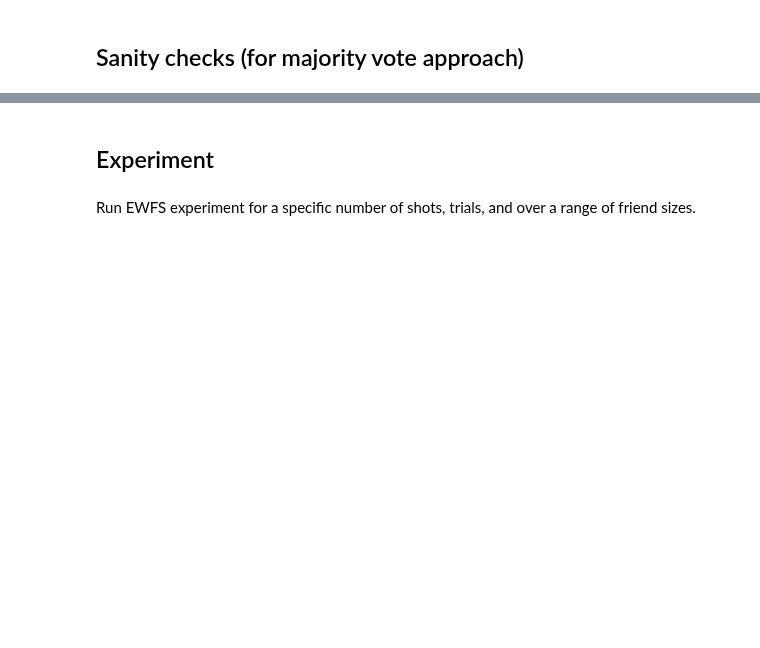
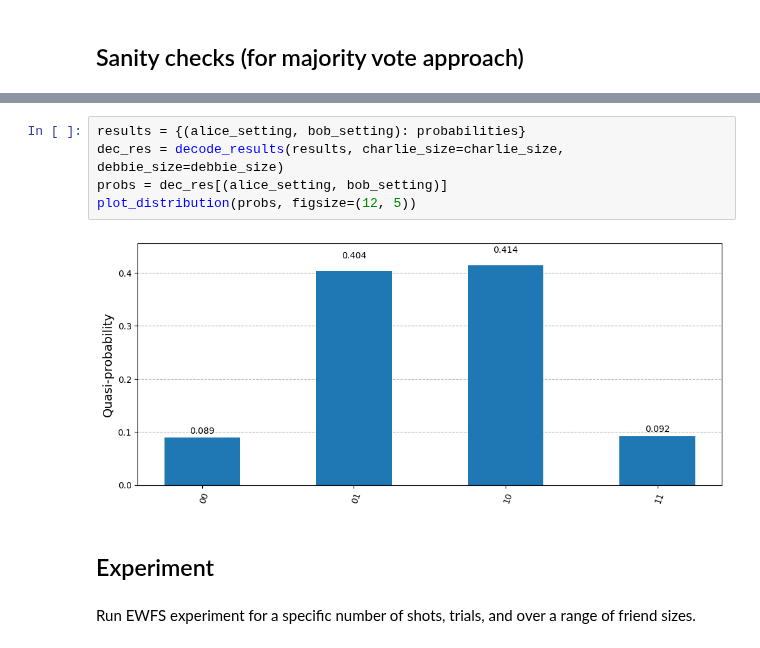
Before and after one commit to unitaryfoundation/wigners_friend, a Jupyter notebook: notebooks/demo.ipynb, the cells around one changed output, grey strips where cells are left out. Saved outputs shown, nothing was run; the diff lists cells and outputs as text; blank space fills up the shorter version.

```diff
--- a/notebooks/demo.ipynb
+++ b/notebooks/demo.ipynb
@@ -61,3 +95,10 @@ plot_distribution(probs, figsize=(12, 5))
+# %%
+results = {(alice_setting, bob_setting): probabilities}
+dec_res = decode_results(results, charlie_size=charlie_size, debbie_size=debbie_size)
+probs = dec_res[(alice_setting, bob_setting)]
+plot_distribution(probs, figsize=(12, 5))
+# %% [output]
+[figure, added]
 # %% [markdown]
 ## Experiment
 # %% [markdown]
```
Also changed, not shown: parts of 8 cells of this notebook, 1 other file.
